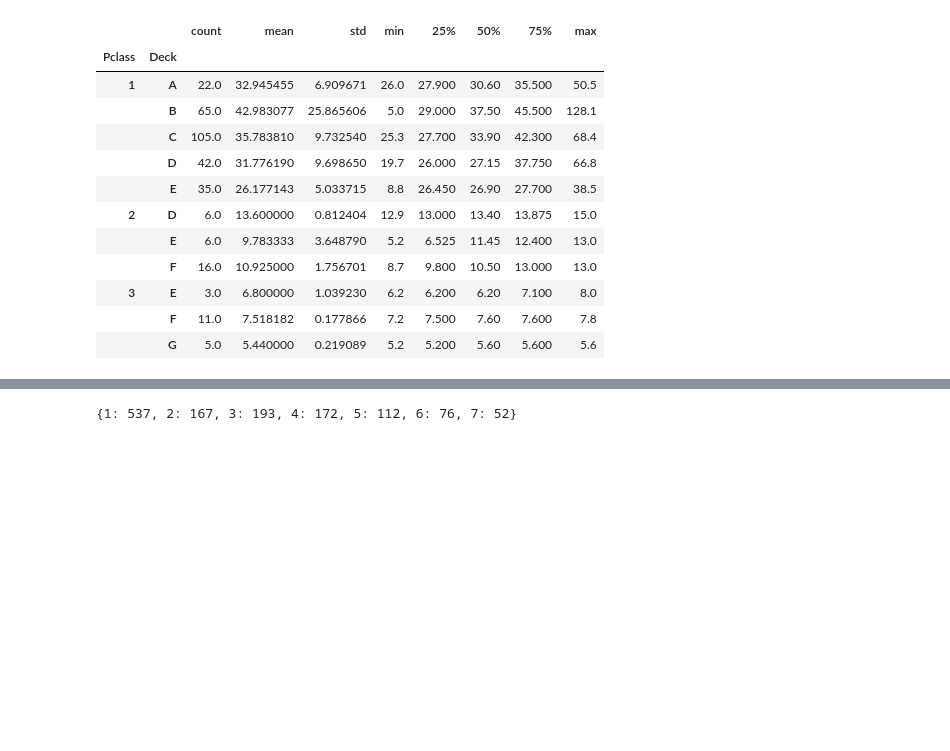
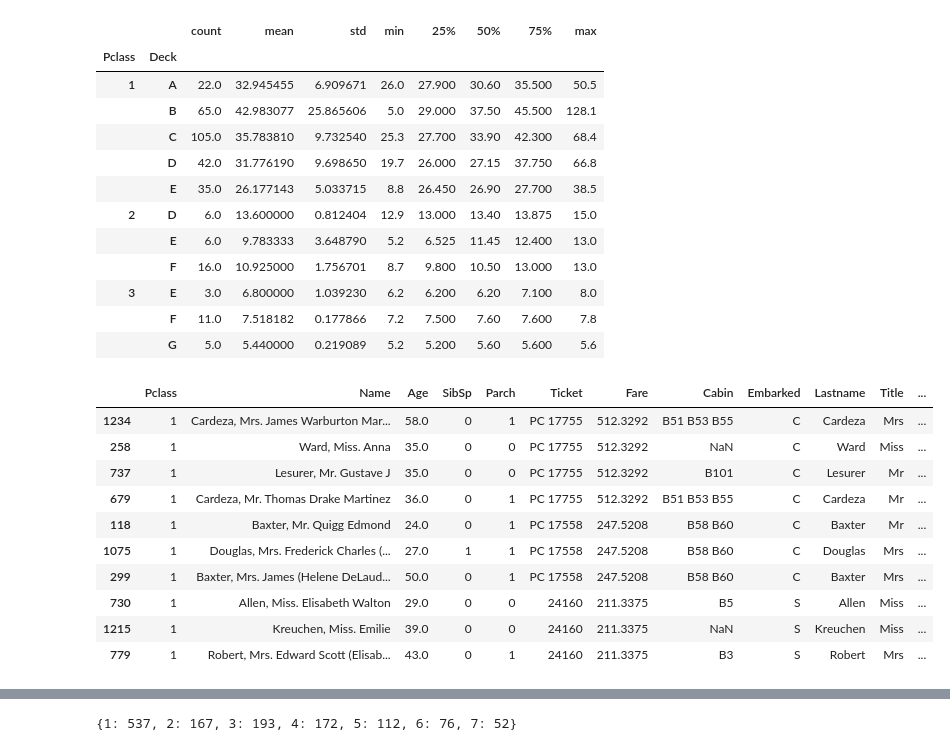
Before and after one commit to denislesha28/kaggle-titanic-challenge, a Jupyter notebook: predict_survival_v2.ipynb, the cells around one changed output, grey strips where cells are left out. Drawn from its saved outputs; the diff is of its cells as text; code cells hidden in the pictures; blank space fills up the shorter version.

```diff
--- a/predict_survival_v2.ipynb
+++ b/predict_survival_v2.ipynb
@@ -228,3 +232,17 @@ df.groupby(['Pclass', 'Deck']).Price.describe()
 | 3 | E | 3.0 | 6.800000 | 1.039230 | 6.2 | 6.200 | 6.20 | 7.100 | 8.0 |
 |  | F | 11.0 | 7.518182 | 0.177866 | 7.2 | 7.500 | 7.60 | 7.600 | 7.8 |
 |  | G | 5.0 | 5.440000 | 0.219089 | 5.2 | 5.200 | 5.60 | 5.600 | 5.6 |
+# %%
+df[df.Deck.eq('B')].sort_values('Price', ascending=False).head(10)
+# %% [output]
+|  | Pclass | Name | Age | SibSp | Parch | Ticket | Fare | Cabin | Embarked | Lastname | Title | ... |
+| 1234 | 1 | Cardeza, Mrs. James Warburton Mar... | 58.0 | 0 | 1 | PC 17755 | 512.3292 | B51 B53 B55 | C | Cardeza | Mrs | ... |
+| 258 | 1 | Ward, Miss. Anna | 35.0 | 0 | 0 | PC 17755 | 512.3292 | NaN | C | Ward | Miss | ... |
+| 737 | 1 | Lesurer, Mr. Gustave J | 35.0 | 0 | 0 | PC 17755 | 512.3292 | B101 | C | Lesurer | Mr | ... |
+| 679 | 1 | Cardeza, Mr. Thomas Drake Martinez | 36.0 | 0 | 1 | PC 17755 | 512.3292 | B51 B53 B55 | C | Cardeza | Mr | ... |
+| 118 | 1 | Baxter, Mr. Quigg Edmond | 24.0 | 0 | 1 | PC 17558 | 247.5208 | B58 B60 | C | Baxter | Mr | ... |
+| 1075 | 1 | Douglas, Mrs. Frederick Charles (... | 27.0 | 1 | 1 | PC 17558 | 247.5208 | B58 B60 | C | Douglas | Mrs | ... |
+| 299 | 1 | Baxter, Mrs. James (Helene DeLaud... | 50.0 | 0 | 1 | PC 17558 | 247.5208 | B58 B60 | C | Baxter | Mrs | ... |
+| 730 | 1 | Allen, Miss. Elisabeth Walton | 29.0 | 0 | 0 | 24160 | 211.3375 | B5 | S | Allen | Miss | ... |
+| 1215 | 1 | Kreuchen, Miss. Emilie | 39.0 | 0 | 0 | 24160 | 211.3375 | NaN | S | Kreuchen | Miss | ... |
+| 779 | 1 | Robert, Mrs. Edward Scott (Elisab... | 43.0 | 0 | 1 | 24160 | 211.3375 | B3 | S | Robert | Mrs | ... |
```
Also changed, not shown: parts of 42 cells of this notebook, 1 other file.
